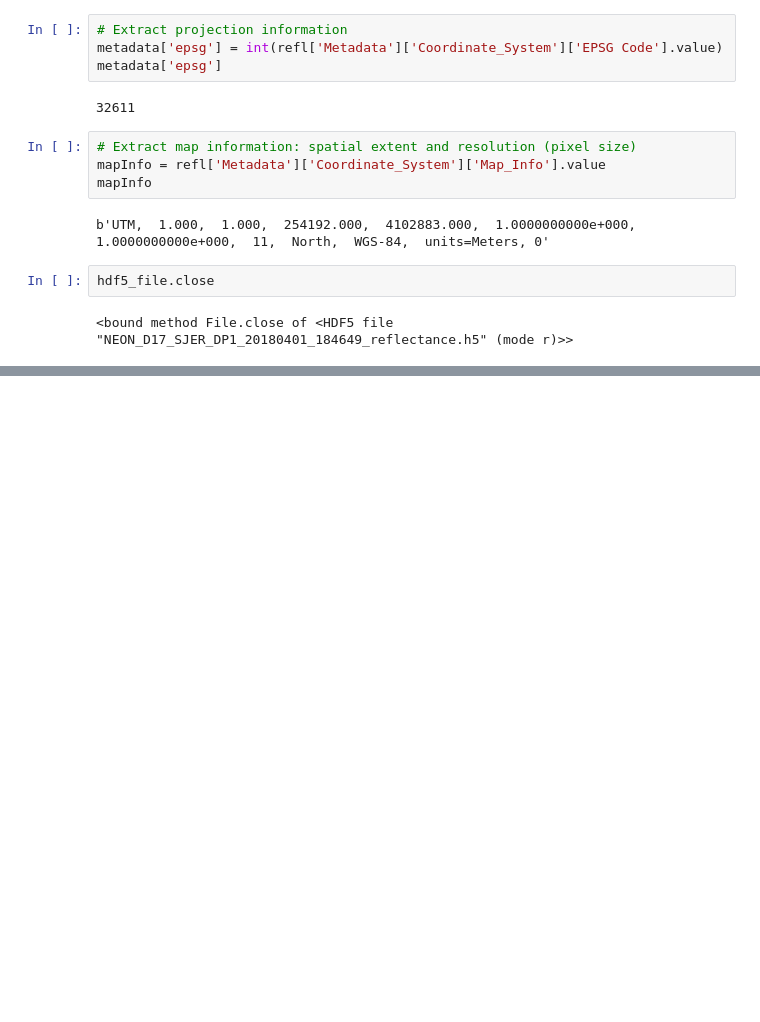
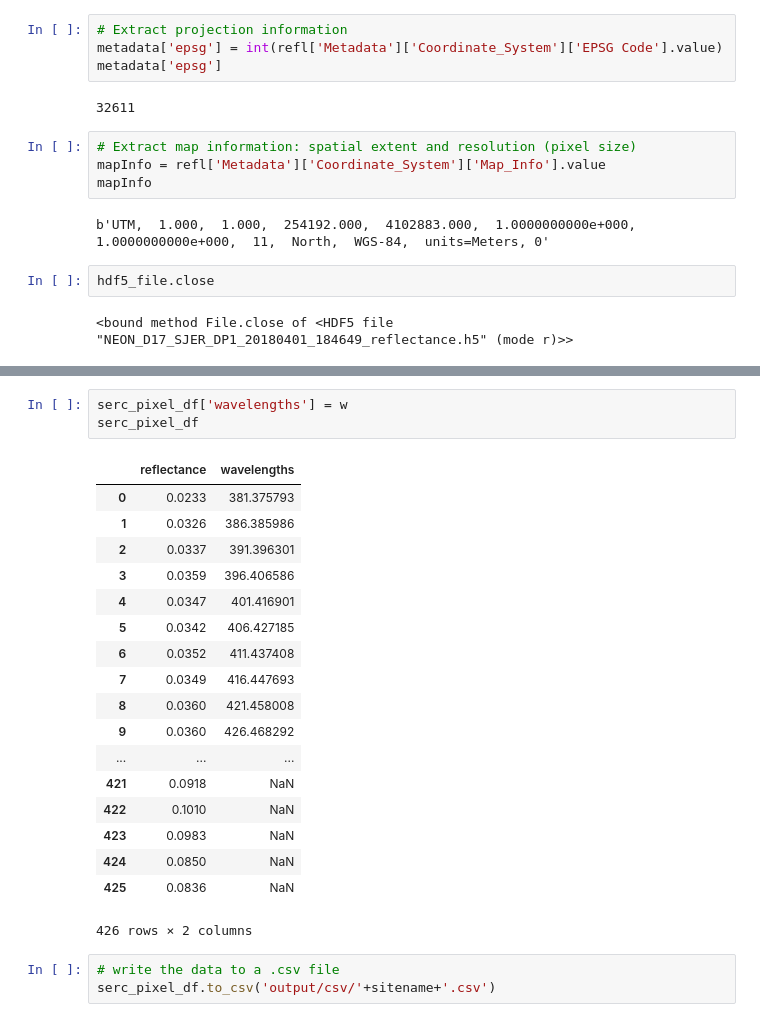
Before and after one commit to vscholl/2018-NEON-Data-Institute-Git-Demo, a Jupyter notebook: extract_and_plot_spectra_from_hdf5.ipynb, the cells around one changed output, grey strips where cells are left out. Drawn from its saved outputs; the diff is of its cells as text; blank space fills up the shorter version.

```diff
--- a/extract_and_plot_spectra_from_hdf5.ipynb
+++ b/extract_and_plot_spectra_from_hdf5.ipynb
@@ -282,0 +417,25 @@ hdf5_file.close
+# %%
+serc_pixel_df['wavelengths'] = w
+serc_pixel_df
+# %% [output]
+|  | reflectance | wavelengths |
+| 0 | 0.0233 | 381.375793 |
+| 1 | 0.0326 | 386.385986 |
+| 2 | 0.0337 | 391.396301 |
+| 3 | 0.0359 | 396.406586 |
+| 4 | 0.0347 | 401.416901 |
+| 5 | 0.0342 | 406.427185 |
+| 6 | 0.0352 | 411.437408 |
+| 7 | 0.0349 | 416.447693 |
+| 8 | 0.0360 | 421.458008 |
+| 9 | 0.0360 | 426.468292 |
+| ... | ... | ... |
+| 421 | 0.0918 | NaN |
+| 422 | 0.1010 | NaN |
+| 423 | 0.0983 | NaN |
+| 424 | 0.0850 | NaN |
+| 425 | 0.0836 | NaN |
+426 rows × 2 columns
+# %%
+# write the data to a .csv file
+serc_pixel_df.to_csv('output/csv/'+sitename+'.csv')
```
Also changed, not shown: parts of 13 cells of this notebook.
